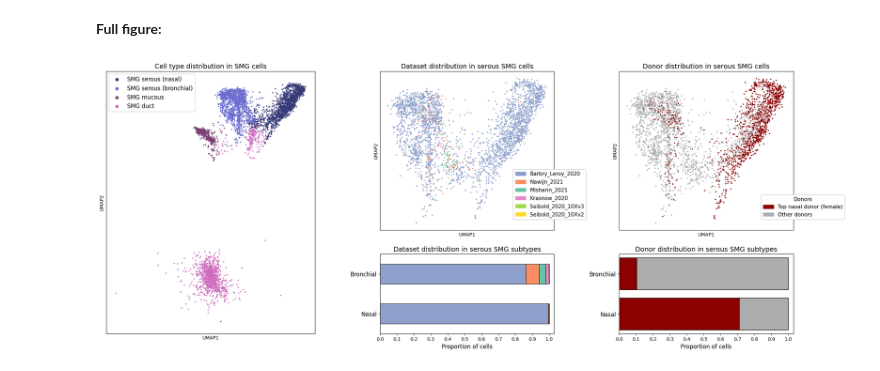
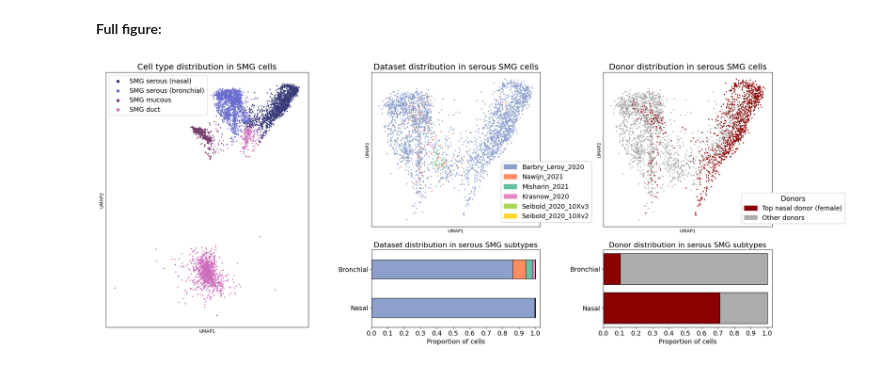
Before and after one commit to noraghenciulescu01/Sex-donor-bias-in-cell-type-classification-scRNAseq, a Jupyter notebook: 1. Exploration + DA of HLCA core/3. Exploration of SMG population.ipynb, the cells around one changed output. Saved outputs shown, nothing was run; the diff lists cells and outputs as text; code cells hidden in the pictures.

```diff
--- a/1. Exploration + DA of HLCA core/3. Exploration of SMG population.ipynb
+++ b/1. Exploration + DA of HLCA core/3. Exploration of SMG population.ipynb
@@ -150,7 +150,7 @@ for subtype in donor_props.index:
 **Full figure:**
 # %%
 warnings.filterwarnings('ignore')
-fig = plt.figure(figsize=(26, 10))  # wide to fit 3 panels
+fig = plt.figure(figsize=(26, 10))
 
 gs = gridspec.GridSpec(2, 3, width_ratios=[1.2, 1, 1], height_ratios=[2, 1], hspace=0.2, wspace=0.35)
     # middle and right cols are split into 2 (umap + bar), while left col spans both rows
@@ -160,7 +160,7 @@ ax1 = fig.add_subplot(gs[:, 0])
 sc.pl.umap(
     smg,
     color="ann_finest_level",
-    legend_fontsize=12,
+    legend_fontsize=14,
     size=30,
     palette=type_palette,
     title="Cell type distribution in SMG cells",
@@ -168,7 +168,8 @@ sc.pl.umap(
     ax=ax1,
     show=False
 )
-ax1.set_title(ax1.get_title(), fontsize=14)
+ax1.set_title(ax1.get_title(), fontsize=18)
+ax1.tick_params(axis='both', labelsize=14)
 
 
 ### MIDDLE: Dataset distribution
@@ -177,7 +178,7 @@ ax2 = fig.add_subplot(gs[0, 1])
 sc.pl.umap(
     serous_filtered,
     color="dataset",
-    legend_fontsize=10,
+    legend_fontsize=14,
     size=30,
     palette=dataset_colors,
     title="Dataset distribution in serous SMG cells",
@@ -185,7 +186,8 @@ sc.pl.umap(
     ax=ax2,
     show=False
 )
-ax2.set_title(ax2.get_title(), fontsize=14)
+ax2.set_title(ax2.get_title(), fontsize=18)
+ax2.tick_params(axis='both', labelsize=14)
 
 
 dataset_handles = [mpatches.Patch(color=color_map[ds], label=ds) for ds in order]
@@ -194,7 +196,7 @@ dataset_legend = ax2.legend(
     bbox_to_anchor=(0.75, 0.225),
     loc="center left",
     framealpha=1,
-    fontsize = 11
+    fontsize = 14
 )
 ax2.add_artist(dataset_legend)
 
@@ -215,13 +217,14 @@ dataset_props.plot(
     lw=0.8,
     ax=ax3
 )
-ax3.set_title("Dataset distribution in serous SMG subtypes", fontsize = 14)
-ax3.set_xlabel("Proportion of cells", fontsize = 12)
+ax3.set_title("Dataset distribution in serous SMG subtypes", fontsize = 16)
+ax3.set_xlabel("Proportion of cells", fontsize = 14)
 ax3.set_ylabel(None)
 ax3.set_yticklabels([lbl.get_text().replace("SMG serous (", "").replace(")", "").capitalize()
-                     for lbl in ax3.get_yticklabels()], fontsize = 12)
+                     for lbl in ax3.get_yticklabels()], fontsize = 14)
 ax3.set_xlim(0, 1.03)
 ax3.set_xticks(np.linspace(0, 1, 11))
+ax3.tick_params(axis='x', labelsize=14)
 
 
 ### RIGHT: Donor distribution
@@ -237,37 +240,39 @@ sc.pl.umap(
     ax=ax4,
     show=False
 )
-ax4.set_title(ax4.get_title(), fontsize=14)
+ax4.set_title(ax4.get_title(), fontsize=18)
+ax4.tick_params(axis='both', labelsize=14)
 
 
 handles = [
     mpatches.Patch(color=darkred, label=f"Top nasal donor (female)"),
     mpatches.Patch(color=grey, label="Other donors"),
 ]
 
 ax4.legend(handles=handles, title="Donors", bbox_to_anchor=(0.8, 0.24),
-                          loc="upper left", framealpha = 1, fontsize = 11, title_fontsize = 11)
+                          loc="upper left", framealpha = 1, fontsize = 14, title_fontsize = 15)
 
 
 # barplot
 ax5 = fig.add_subplot(gs[1, 2])
 for subtype, segments in plot_data.items():
     left = 0
     if "top_nasal" in segments:
         ax5.barh(subtype, segments["top_nasal"], left=left, color=darkred, edgecolor="black")
         left += segments["top_nasal"]
     if "others" in segments:
         ax5.barh(subtype, segments["others"], left=left, color=grey, edgecolor="black")
 
-ax5.set_title("Donor distribution in serous SMG subtypes", fontsize = 14)
-ax5.set_xlabel("Proportion of cells", fontsize = 12)
+ax5.set_title("Donor distribution in serous SMG subtypes", fontsize = 16)
+ax5.set_xlabel("Proportion of cells", fontsize = 14)
 ax5.set_ylabel(None)
 ax5.set_yticklabels([lbl.get_text().replace("SMG serous (", "").replace(")", "").capitalize()
-                     for lbl in ax5.get_yticklabels()], fontsize = 12)
+                     for lbl in ax5.get_yticklabels()], fontsize = 14)
 ax5.set_xlim(0, 1.03)
 ax5.set_xticks(np.linspace(0, 1, 11))
+ax5.tick_params(axis='x', labelsize=14)
 
-fig.savefig(f"{path_results}SMGs.png", dpi=300, bbox_inches="tight")
+fig.savefig(f"{path_results}SMGs.png", dpi=600, bbox_inches="tight")
 plt.show()
 # %% [output]
-[figure, old version]
+[figure, new version]
```
Also changed, not shown: 2 other files.
